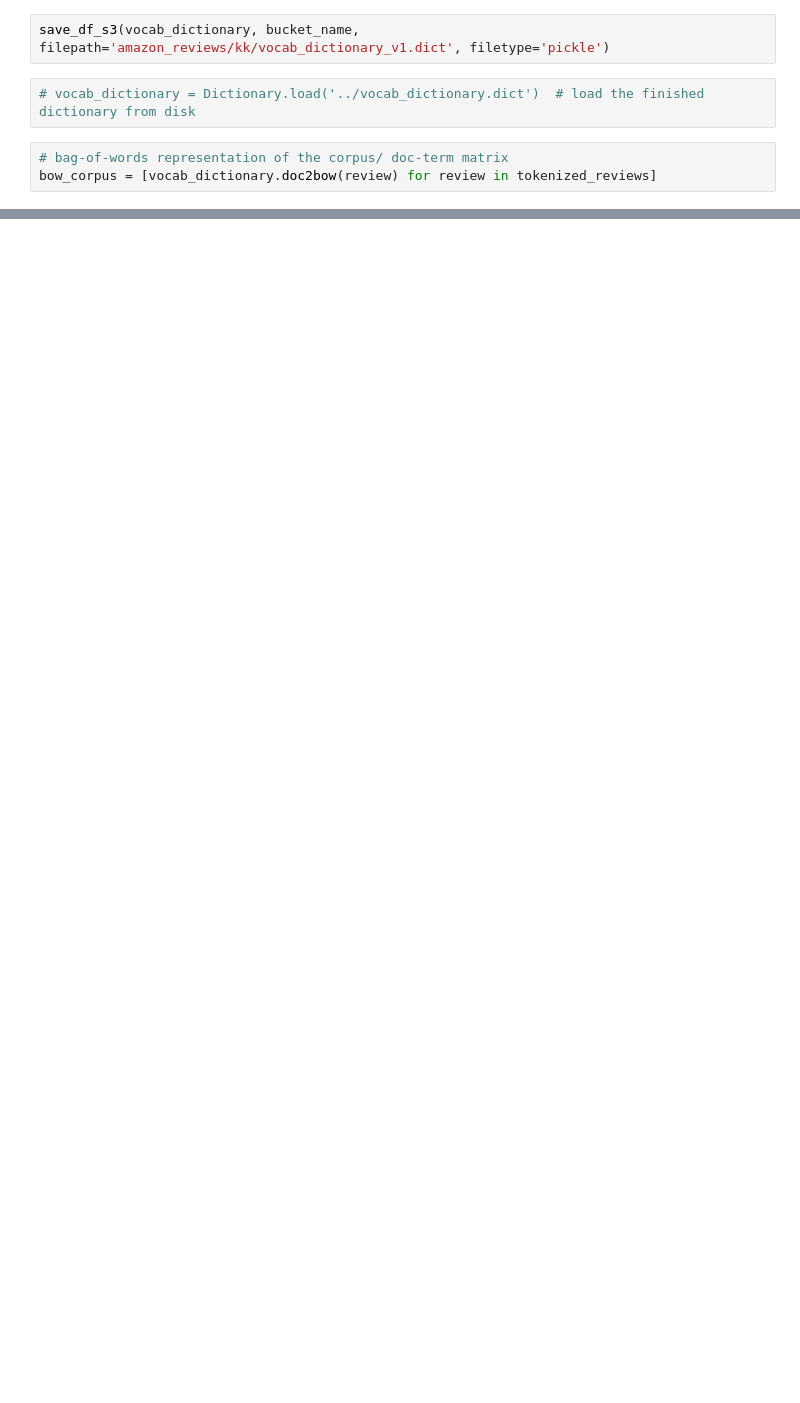
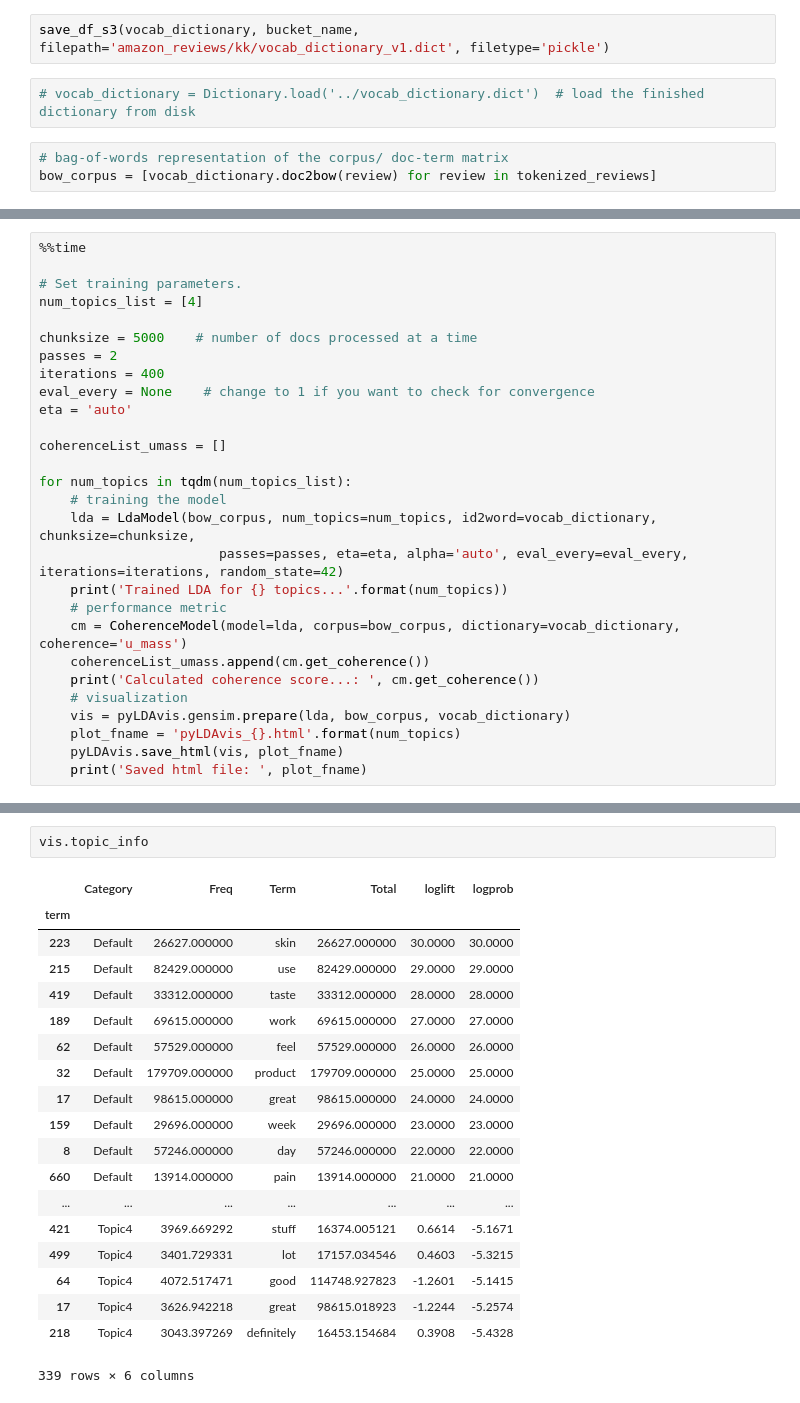
Before and after one commit to kunal-kotian/shopsmart, a Jupyter notebook: Notebooks/kk_topic_modeling_v1.ipynb, the cells around one changed output, grey strips where cells are left out. Saved outputs shown, nothing was run; the diff lists cells and outputs as text; blank space fills up the shorter version.

```diff
--- a/Notebooks/kk_topic_modeling_v1.ipynb
+++ b/Notebooks/kk_topic_modeling_v1.ipynb
@@ -1234,0 +1514,28 @@ plt.savefig('Topic coherence plot.png')
+# %%
+%%time
+
+# Set training parameters.
+num_topics_list = [4]
+
+chunksize = 5000    # number of docs processed at a time
+passes = 2
+iterations = 400
+eval_every = None    # change to 1 if you want to check for convergence
+eta = 'auto'
+
+coherenceList_umass = []
+
+for num_topics in tqdm(num_topics_list):
+    # training the model
+    lda = LdaModel(bow_corpus, num_topics=num_topics, id2word=vocab_dictionary, chunksize=chunksize,
+                       passes=passes, eta=eta, alpha='auto', eval_every=eval_every, iterations=iterations, random_state=42)
+    print('Trained LDA for {} topics...'.format(num_topics))
+    # performance metric
+    cm = CoherenceModel(model=lda, corpus=bow_corpus, dictionary=vocab_dictionary, coherence='u_mass')
+    coherenceList_umass.append(cm.get_coherence())
+    print('Calculated coherence score...: ', cm.get_coherence())
+    # visualization
+    vis = pyLDAvis.gensim.prepare(lda, bow_corpus, vocab_dictionary)
+    plot_fname = 'pyLDAvis_{}.html'.format(num_topics)
+    pyLDAvis.save_html(vis, plot_fname)
+    print('Saved html file: ', plot_fname)
@@ -1234,0 +1591,22 @@ plt.savefig('Topic coherence plot.png')
+# %%
+vis.topic_info
+# %% [output]
+|  | Category | Freq | Term | Total | loglift | logprob |
+| term |  |  |  |  |  |  |
+| 223 | Default | 26627.000000 | skin | 26627.000000 | 30.0000 | 30.0000 |
+| 215 | Default | 82429.000000 | use | 82429.000000 | 29.0000 | 29.0000 |
+| 419 | Default | 33312.000000 | taste | 33312.000000 | 28.0000 | 28.0000 |
+| 189 | Default | 69615.000000 | work | 69615.000000 | 27.0000 | 27.0000 |
+| 62 | Default | 57529.000000 | feel | 57529.000000 | 26.0000 | 26.0000 |
+| 32 | Default | 179709.000000 | product | 179709.000000 | 25.0000 | 25.0000 |
+| 17 | Default | 98615.000000 | great | 98615.000000 | 24.0000 | 24.0000 |
+| 159 | Default | 29696.000000 | week | 29696.000000 | 23.0000 | 23.0000 |
+| 8 | Default | 57246.000000 | day | 57246.000000 | 22.0000 | 22.0000 |
+| 660 | Default | 13914.000000 | pain | 13914.000000 | 21.0000 | 21.0000 |
+| ... | ... | ... | ... | ... | ... | ... |
+| 421 | Topic4 | 3969.669292 | stuff | 16374.005121 | 0.6614 | -5.1671 |
+| 499 | Topic4 | 3401.729331 | lot | 17157.034546 | 0.4603 | -5.3215 |
+| 64 | Topic4 | 4072.517471 | good | 114748.927823 | -1.2601 | -5.1415 |
+| 17 | Topic4 | 3626.942218 | great | 98615.018923 | -1.2244 | -5.2574 |
+| 218 | Topic4 | 3043.397269 | definitely | 16453.154684 | 0.3908 | -5.4328 |
+339 rows × 6 columns
```
Also changed, not shown: parts of 53 cells of this notebook.
